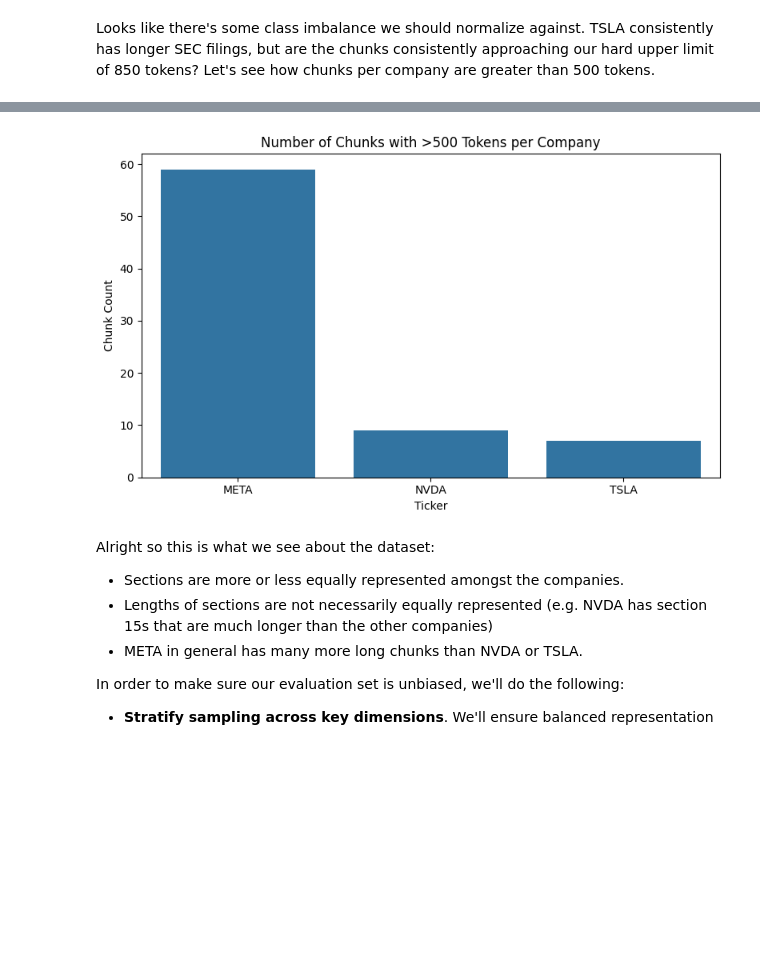
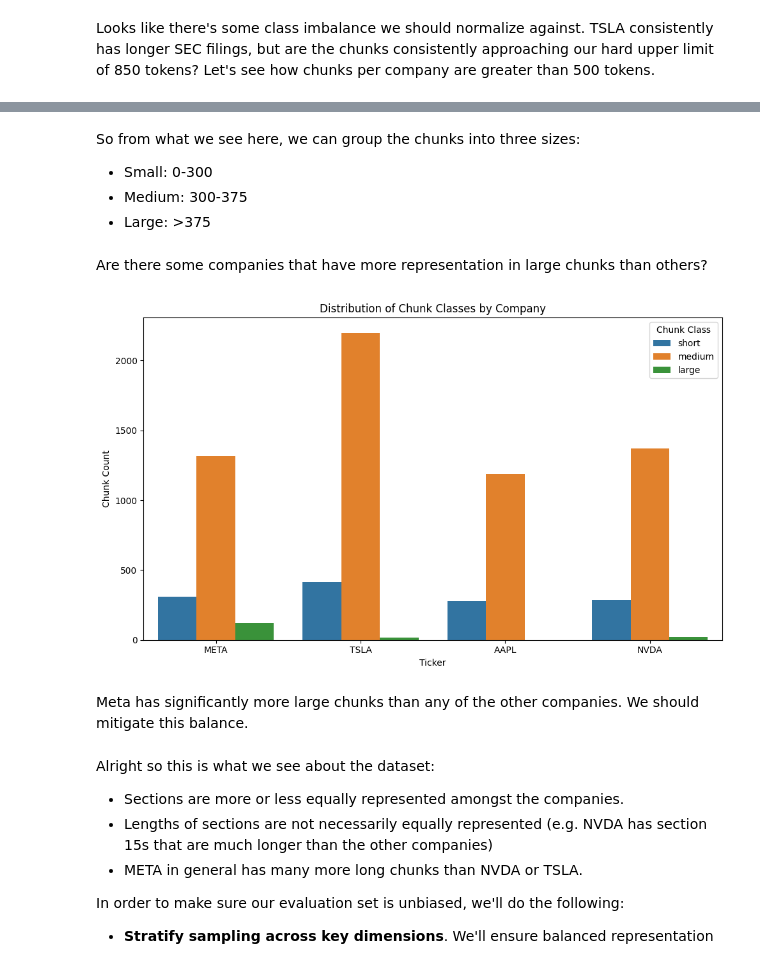
Before and after one commit to jon-robbins/sec-rag-pipeline, a Jupyter notebook: notebooks/evaluation.ipynb, the cells around one changed output, grey strips where cells are left out. Drawn from its saved outputs; the diff is of its cells as text; code cells hidden in the pictures; blank space fills up the shorter version.

```diff
--- a/notebooks/evaluation.ipynb
+++ b/notebooks/evaluation.ipynb
@@ -150,8 +7,23 @@ We're going to generate a labeled QA dataset by feeding our chunked texts into a
 
 First we'll reload our chunked dataframe, and ensure we have an even dataset.
 # %%
-from filing_exploder import FilingExploder
-from src.chunkers import SmartChunker
+import sys
+sys.path.append("..")
+
+import pickle
+from pathlib import Path
+import os
+import tiktoken
+from pprint import pprint
+from rag.data_processing.filing_exploder import FilingExploder
+from rag.data_processing.chunkers import SmartChunker
+import pandas as pd
+
+tokenizer = tiktoken.encoding_for_model("gpt-4o-mini")
+
+data_dir = Path(os.getcwd()).parent / "data"
+df_filings = pd.read_csv(data_dir / "df_filings.csv")
+
 exploder   = FilingExploder()
 chunker    = SmartChunker(target_tokens=350, hard_ceiling=800, overlap_tokens=50)
 
@@ -160,16 +32,15 @@ df_filings_exploded = exploder.explode(df=df_filings)
 df_filings_exploded['tokens'] = df_filings_exploded['text'].apply(lambda x: len(tokenizer.encode(x)))
 chunks = chunker.run(df_filings_exploded)
 #save chunks to data/chunks.pkl
-import pickle
-from pathlib import Path
-import os
 
-data_dir = Path(os.getcwd()).parent / "data"
+
 
 # Save chunks to pickle file
 with open(data_dir / "chunks.pkl", "wb") as f:
     pickle.dump(chunks, f)
 
 print(f"✅ Saved {len(chunks)} chunks to data/chunks.pkl")
+
+pprint(chunks[:5][:150])
 # %% [output]
 ✅ Saved 7523 chunks to data/chunks.pkl
@@ -284,21 +189,31 @@ df_chunks.head()
+# %% [markdown]
+So from what we see here, we can group the chunks into three sizes:
+- Small: 0-300
+- Medium: 300-375
+- Large: >375
+# %% [markdown]
+Are there some companies that have more representation in large chunks than others?
 # %%
+# Create new classification based on percentiles
 df_chunks["chunk_class"] = pd.cut(
     df_chunks["token_count"],
-    bins=[0, 500, 850, float("inf")],
-    labels=["short", "medium", "extra_large"]
+    bins=[0, 300, 375, float("inf")],
+    labels=["short", "medium", "large"]
 )
 
-df_long = df_chunks[df_chunks["token_count"] > 500]
-
-plt.figure(figsize=(8, 5))
-sns.countplot(data=df_long, x="ticker", order=df_long["ticker"].value_counts().index)
-plt.title("Number of Chunks with >500 Tokens per Company")
+# Plot distribution of chunk classes by company
+plt.figure(figsize=(10, 6))
+sns.countplot(data=df_chunks, x="ticker", hue="chunk_class")
+plt.title("Distribution of Chunk Classes by Company")
 plt.ylabel("Chunk Count")
 plt.xlabel("Ticker")
+plt.legend(title="Chunk Class")
 plt.tight_layout()
 plt.show()
 # %% [output]
-[figure, old version]
+[figure, new version]
+# %% [markdown]
+Meta has significantly more large chunks than any of the other companies. We should mitigate this balance.
 # %% [markdown]
 Alright so this is what we see about the dataset:
 - Sections are more or less equally represented amongst the companies.
```
Also changed, not shown: parts of 21 cells of this notebook, 14 other files.
